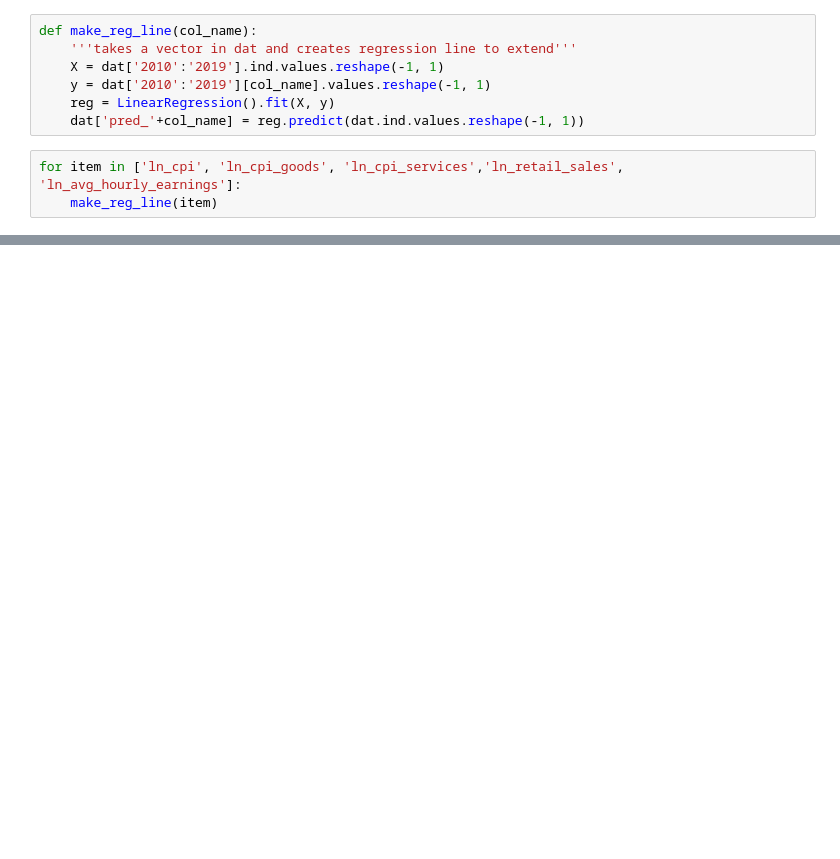
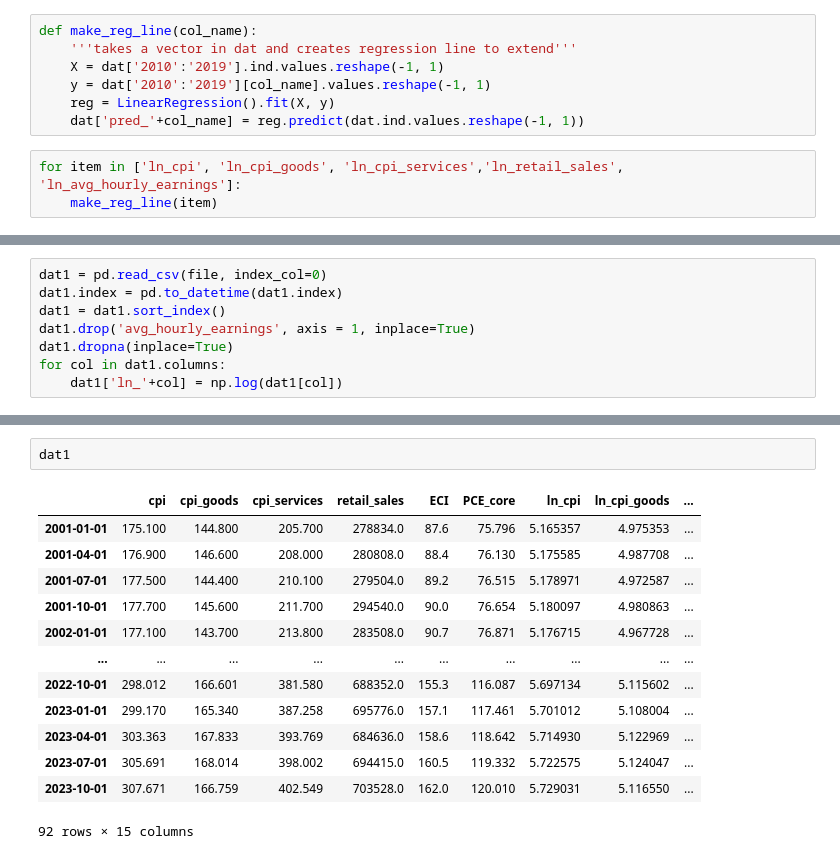
Before and after one commit to jrosenko/Inflation_project, a Jupyter notebook: Viz+analysis.ipynb, the cells around one changed output, grey strips where cells are left out. Cells and saved outputs as stored; diff of their text form; blank space fills up the shorter version.

```diff
--- a/Viz+analysis.ipynb
+++ b/Viz+analysis.ipynb
@@ -149,4 +157,12 @@ raw + pred
 # %% [output]
 [interactive output not drawn]
+# %%
+dat1 = pd.read_csv(file, index_col=0)
+dat1.index = pd.to_datetime(dat1.index)
+dat1 = dat1.sort_index()
+dat1.drop('avg_hourly_earnings', axis = 1, inplace=True)
+dat1.dropna(inplace=True)
+for col in dat1.columns:
+    dat1['ln_'+col] = np.log(dat1[col])
 # %%
 # make a larger time frame of cpi goods and average hourly earnings
@@ -190,2 +209,18 @@ raw + pred
 # %% [output]
 [interactive output not drawn]
+# %%
+dat1
+# %% [output]
+|  | cpi | cpi_goods | cpi_services | retail_sales | ECI | PCE_core | ln_cpi | ln_cpi_goods | ... |
+| 2001-01-01 | 175.100 | 144.800 | 205.700 | 278834.0 | 87.6 | 75.796 | 5.165357 | 4.975353 | ... |
+| 2001-04-01 | 176.900 | 146.600 | 208.000 | 280808.0 | 88.4 | 76.130 | 5.175585 | 4.987708 | ... |
+| 2001-07-01 | 177.500 | 144.400 | 210.100 | 279504.0 | 89.2 | 76.515 | 5.178971 | 4.972587 | ... |
+| 2001-10-01 | 177.700 | 145.600 | 211.700 | 294540.0 | 90.0 | 76.654 | 5.180097 | 4.980863 | ... |
+| 2002-01-01 | 177.100 | 143.700 | 213.800 | 283508.0 | 90.7 | 76.871 | 5.176715 | 4.967728 | ... |
+| ... | ... | ... | ... | ... | ... | ... | ... | ... | ... |
+| 2022-10-01 | 298.012 | 166.601 | 381.580 | 688352.0 | 155.3 | 116.087 | 5.697134 | 5.115602 | ... |
+| 2023-01-01 | 299.170 | 165.340 | 387.258 | 695776.0 | 157.1 | 117.461 | 5.701012 | 5.108004 | ... |
+| 2023-04-01 | 303.363 | 167.833 | 393.769 | 684636.0 | 158.6 | 118.642 | 5.714930 | 5.122969 | ... |
+| 2023-07-01 | 305.691 | 168.014 | 398.002 | 694415.0 | 160.5 | 119.332 | 5.722575 | 5.124047 | ... |
+| 2023-10-01 | 307.671 | 166.759 | 402.549 | 703528.0 | 162.0 | 120.010 | 5.729031 | 5.116550 | ... |
+92 rows × 15 columns
```
Also changed, not shown: parts of 22 cells of this notebook, 33 other files.
